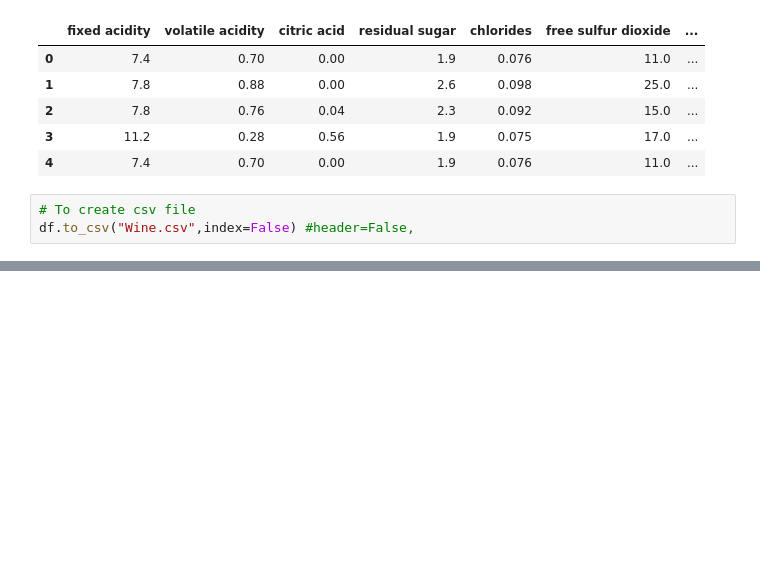
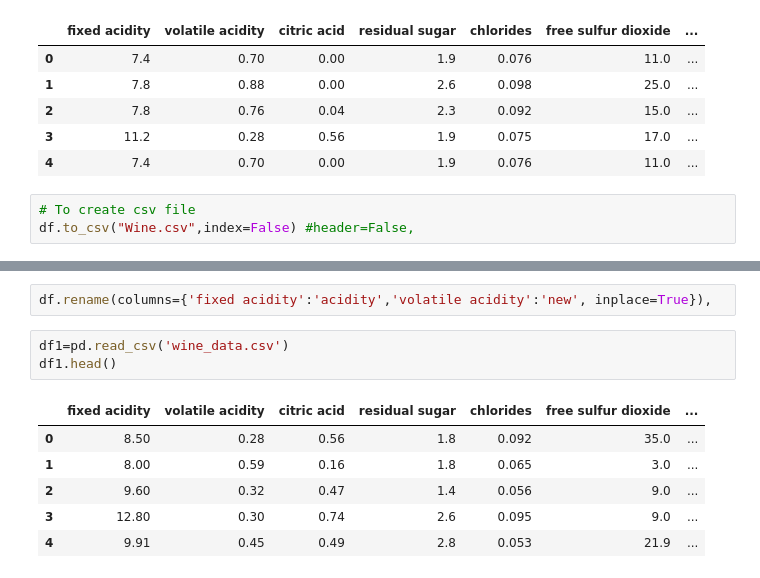
Before and after one commit to nitesh-101/Python_practice, a Jupyter notebook: Data Analysis/pandas.ipynb, the cells around one changed output, grey strips where cells are left out. Drawn from its saved outputs; the diff is of its cells as text; blank space fills up the shorter version.

```diff
--- a/Data Analysis/pandas.ipynb
+++ b/Data Analysis/pandas.ipynb
@@ -503,0 +588,12 @@ df.to_csv("Wine.csv",index=False) #header=False,
+# %%
+df.rename(columns={'fixed acidity':'acidity','volatile acidity':'new', inplace=True}),
+# %%
+df1=pd.read_csv('wine_data.csv')
+df1.head()
+# %% [output]
+|  | fixed acidity | volatile acidity | citric acid | residual sugar | chlorides | free sulfur dioxide | ... |
+| 0 | 8.50 | 0.28 | 0.56 | 1.8 | 0.092 | 35.0 | ... |
+| 1 | 8.00 | 0.59 | 0.16 | 1.8 | 0.065 | 3.0 | ... |
+| 2 | 9.60 | 0.32 | 0.47 | 1.4 | 0.056 | 9.0 | ... |
+| 3 | 12.80 | 0.30 | 0.74 | 2.6 | 0.095 | 9.0 | ... |
+| 4 | 9.91 | 0.45 | 0.49 | 2.8 | 0.053 | 21.9 | ... |
```
Also changed, not shown: parts of 46 cells of this notebook.
